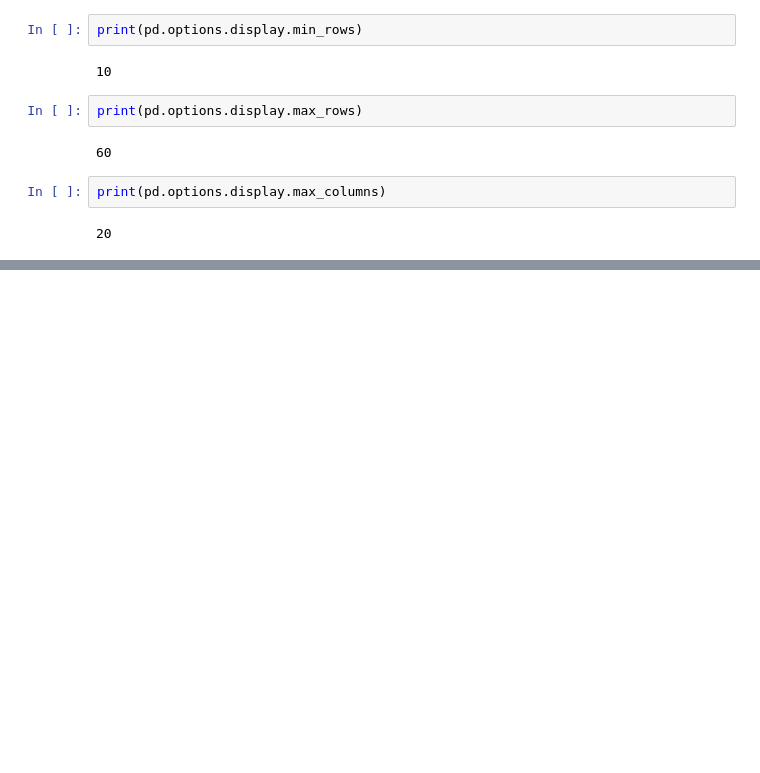
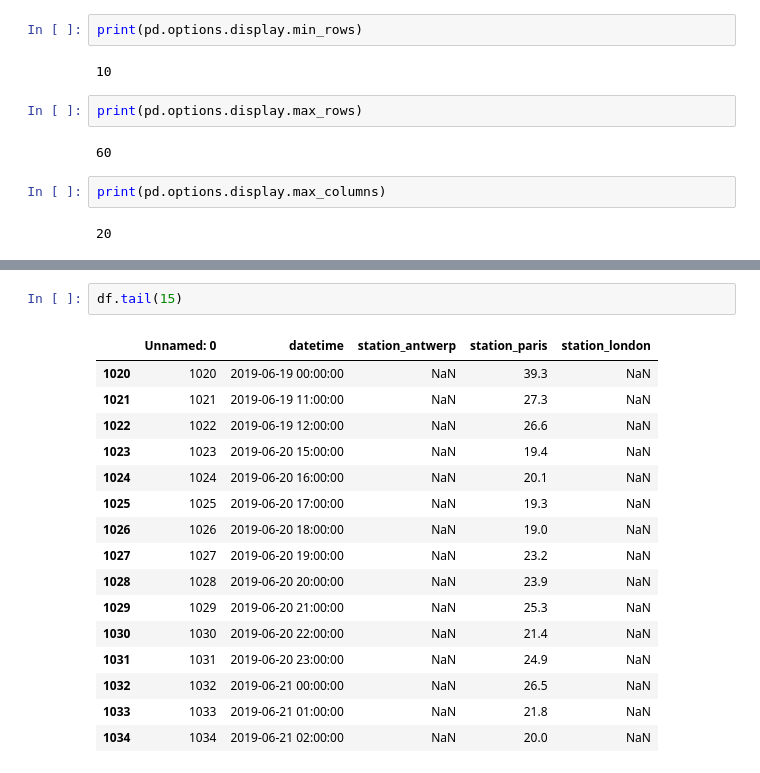
Before and after one commit to Dipak-Jagadale/Pandas, a Jupyter notebook: Dipak_start_to_end_Pandas.ipynb, the cells around one changed output, grey strips where cells are left out. Saved outputs shown, nothing was run; the diff lists cells and outputs as text; blank space fills up the shorter version.

```diff
--- a/Dipak_start_to_end_Pandas.ipynb
+++ b/Dipak_start_to_end_Pandas.ipynb
@@ -798,0 +840,19 @@ print(pd.options.display.max_columns)
+# %%
+df.tail(15)
+# %% [output]
+|  | Unnamed: 0 | datetime | station_antwerp | station_paris | station_london |
+| 1020 | 1020 | 2019-06-19 00:00:00 | NaN | 39.3 | NaN |
+| 1021 | 1021 | 2019-06-19 11:00:00 | NaN | 27.3 | NaN |
+| 1022 | 1022 | 2019-06-19 12:00:00 | NaN | 26.6 | NaN |
+| 1023 | 1023 | 2019-06-20 15:00:00 | NaN | 19.4 | NaN |
+| 1024 | 1024 | 2019-06-20 16:00:00 | NaN | 20.1 | NaN |
+| 1025 | 1025 | 2019-06-20 17:00:00 | NaN | 19.3 | NaN |
+| 1026 | 1026 | 2019-06-20 18:00:00 | NaN | 19.0 | NaN |
+| 1027 | 1027 | 2019-06-20 19:00:00 | NaN | 23.2 | NaN |
+| 1028 | 1028 | 2019-06-20 20:00:00 | NaN | 23.9 | NaN |
+| 1029 | 1029 | 2019-06-20 21:00:00 | NaN | 25.3 | NaN |
+| 1030 | 1030 | 2019-06-20 22:00:00 | NaN | 21.4 | NaN |
+| 1031 | 1031 | 2019-06-20 23:00:00 | NaN | 24.9 | NaN |
+| 1032 | 1032 | 2019-06-21 00:00:00 | NaN | 26.5 | NaN |
+| 1033 | 1033 | 2019-06-21 01:00:00 | NaN | 21.8 | NaN |
+| 1034 | 1034 | 2019-06-21 02:00:00 | NaN | 20.0 | NaN |
```
Also changed, not shown: parts of 19 cells of this notebook.
